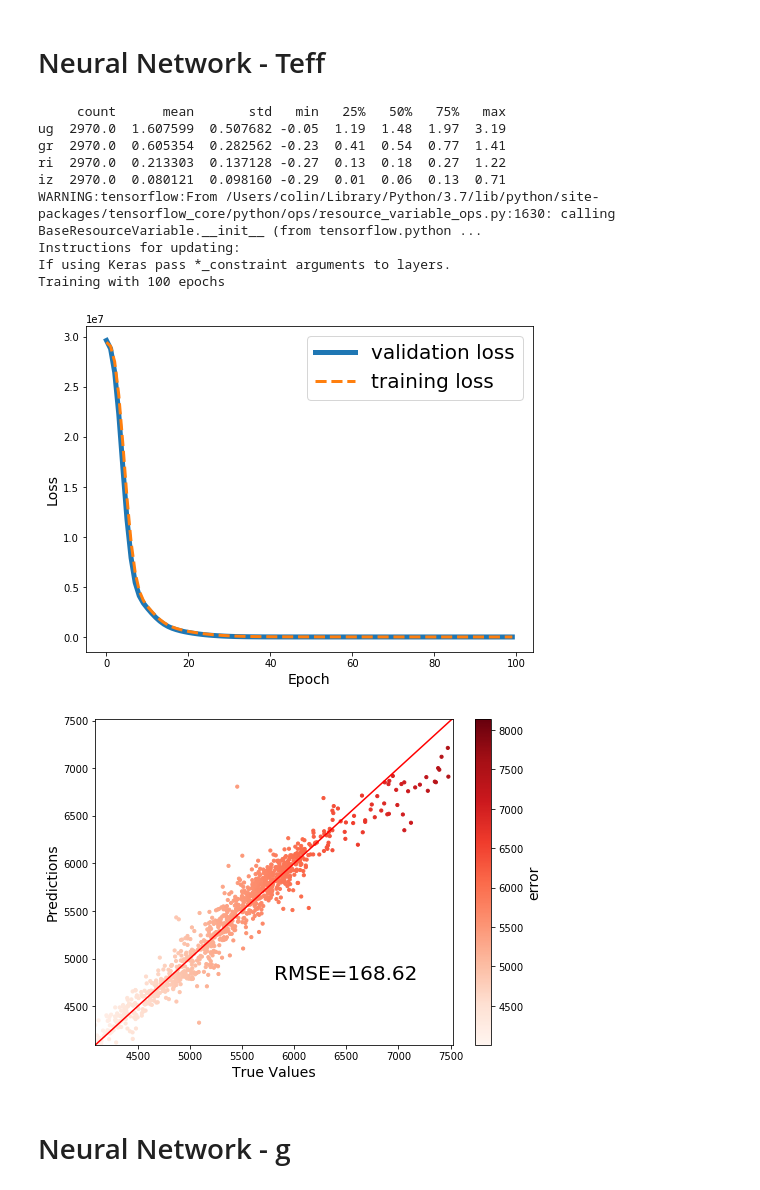
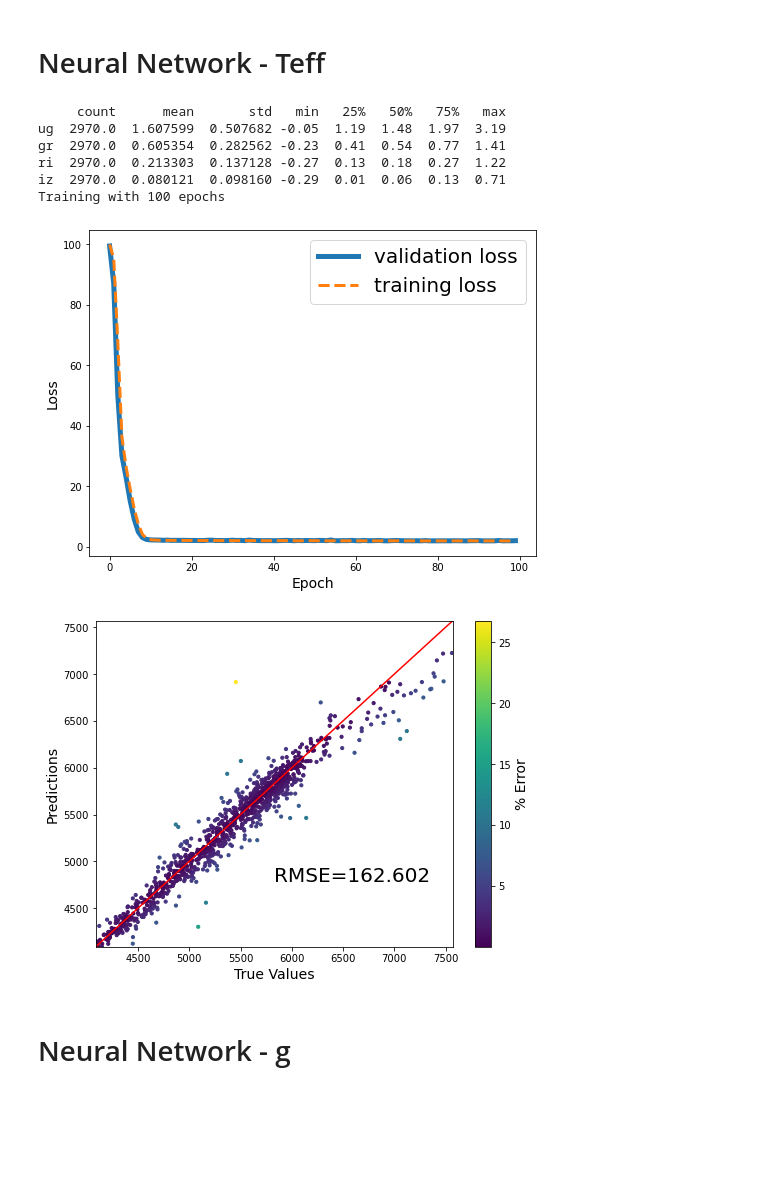
Before and after one commit to jsv1206/ast596_final, a Jupyter notebook: colors.ipynb, the cells around one changed output. Saved outputs shown, nothing was run; the diff lists cells and outputs as text; code cells hidden in the pictures; blank space fills up the shorter version.

```diff
--- a/colors.ipynb
+++ b/colors.ipynb
@@ -32,11 +41,4 @@ df.head()
 | 5302673 | 9.0 | nnnnn | 5986.7 | 161.8 | 4 | 3.93 | 0.79 | 2 | -0.76 | 0.09 | ... | ... |
 5 rows × 27 columns
 # %%
-df_nonan = df[df['Teff'] != -9999.0]
+df_nonan = df[(df['Teff'] != -9999.0) & (df['logg'] != -9999.0) & (df['Z'] != -9999.0)]
-# %%
-fig = plt.figure(1,figsize=(8,6))
-plt.scatter(df_nonan['logg'],df_nonan['Teff'],c=df_nonan['Z'],cmap='viridis', s=4)
-plt.xlabel(r'$\log\ g$', fontsize=14)
-plt.ylabel(r'$T_{\rm{eff}}$', fontsize=14)
-cbar = plt.colorbar()
-cbar.ax.set_ylabel('Z', fontsize=14)
@@ -78,6 +131,8 @@ def predict(feats, parameter, epochs=100, test_size=0.25, val_split=0.15, loss_f
     keras.layers.Flatten(input_shape=(len(train_X.columns),)),
     keras.layers.Dense(64, activation=tf.nn.relu),
     keras.layers.Dense(64, activation=tf.nn.relu),
+    #keras.layers.Dropout(0.1),
+    keras.layers.Dense(32, activation=tf.nn.relu),
     keras.layers.Dense(1)
     ])
     # Optimize and train
@@ -104,10 +159,10 @@ def predict(feats, parameter, epochs=100, test_size=0.25, val_split=0.15, loss_f
     t_y = test_y.to_numpy()
 
     rmse = np.sqrt(mean_squared_error(test_y,test_predictions))
-    error = np.abs(t_y-test_predictions/t_y)
+    error = 100*np.abs((t_y-test_predictions)/t_y)
     x = np.arange(np.min(test_predictions),np.max(test_predictions),0.1)
     fig = plt.figure(1,figsize=(8,6))
-    plt.scatter(test_y, test_predictions,c=error,cmap='Reds', s=10)
+    plt.scatter(test_y, test_predictions,c=error,cmap='viridis', s=10)
     plt.plot(x,x,'r-')
     plt.plot()
     plt.xlabel('True Values', fontsize=14)
@@ -115,25 +170,22 @@ def predict(feats, parameter, epochs=100, test_size=0.25, val_split=0.15, loss_f
     plt.xlim(np.min(test_predictions),np.max(test_predictions))
     plt.ylim(np.min(test_predictions),np.max(test_predictions))
     cbar = plt.colorbar()
-    cbar.ax.set_ylabel('error', fontsize=14)
-    plt.text(0.5,0.2,'RMSE=%0.2f'%rmse,transform=plt.gca().transAxes,fontsize=20)
+    cbar.ax.set_ylabel('% Error', fontsize=14)
+    plt.text(0.5,0.2,'RMSE=%0.3f'%rmse,transform=plt.gca().transAxes,fontsize=20)
     plt.show()
 # %% [markdown]
 # Neural Network - Teff
 # %%
-predict(feats=['ug','gr','ri','iz'], parameter='Teff')
+predict(feats=['ug','gr','ri','iz'], parameter='Teff',loss_fn='mape')
 # %% [output]
      count      mean       std   min   25%   50%   75%   max
 ug  2970.0  1.607599  0.507682 -0.05  1.19  1.48  1.97  3.19
 gr  2970.0  0.605354  0.282562 -0.23  0.41  0.54  0.77  1.41
 ri  2970.0  0.213303  0.137128 -0.27  0.13  0.18  0.27  1.22
 iz  2970.0  0.080121  0.098160 -0.29  0.01  0.06  0.13  0.71
-WARNING:tensorflow:From /Users/colin/Library/Python/3.7/lib/python/site-packages/tensorflow_core/python/ops/resource_variable_ops.py:1630: calling BaseResourceVariable.__init__ (from tensorflow.python ...
-Instructions for updating:
-If using Keras pass *_constraint arguments to layers.
 Training with 100 epochs
-[figure, old version]
+[figure, new version]
-[figure, old version]
+[figure, new version]
 # %% [markdown]
 # Neural Network - g
 # %%
```
Also changed, not shown: parts of 7 cells of this notebook.
